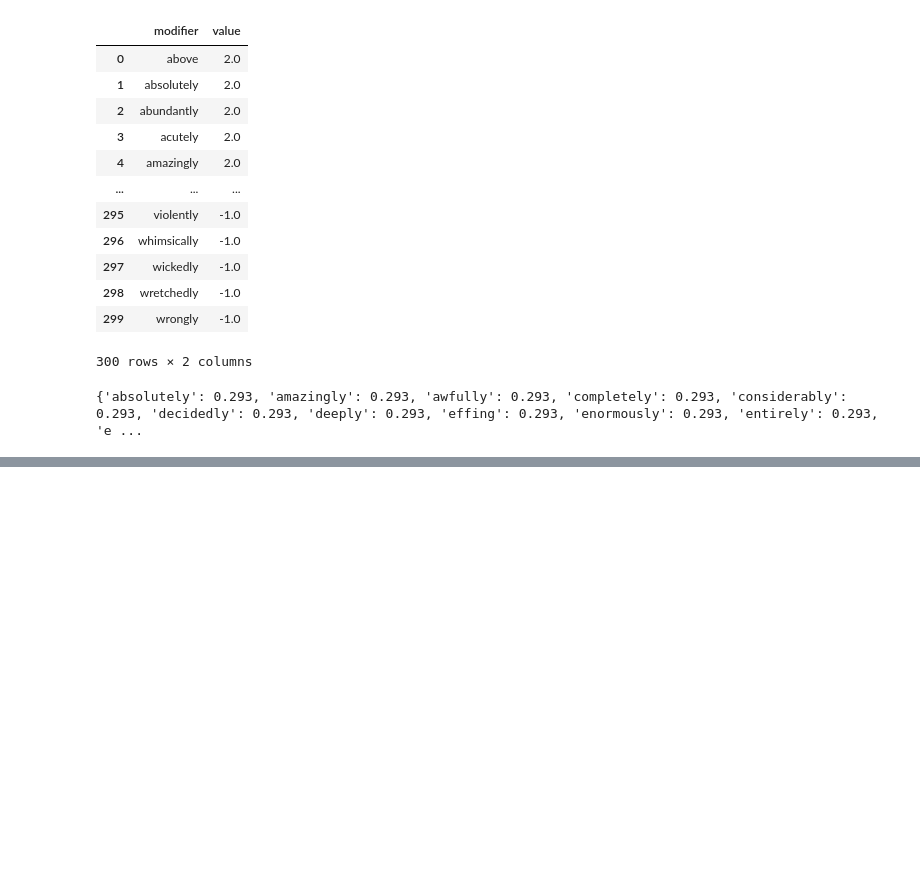
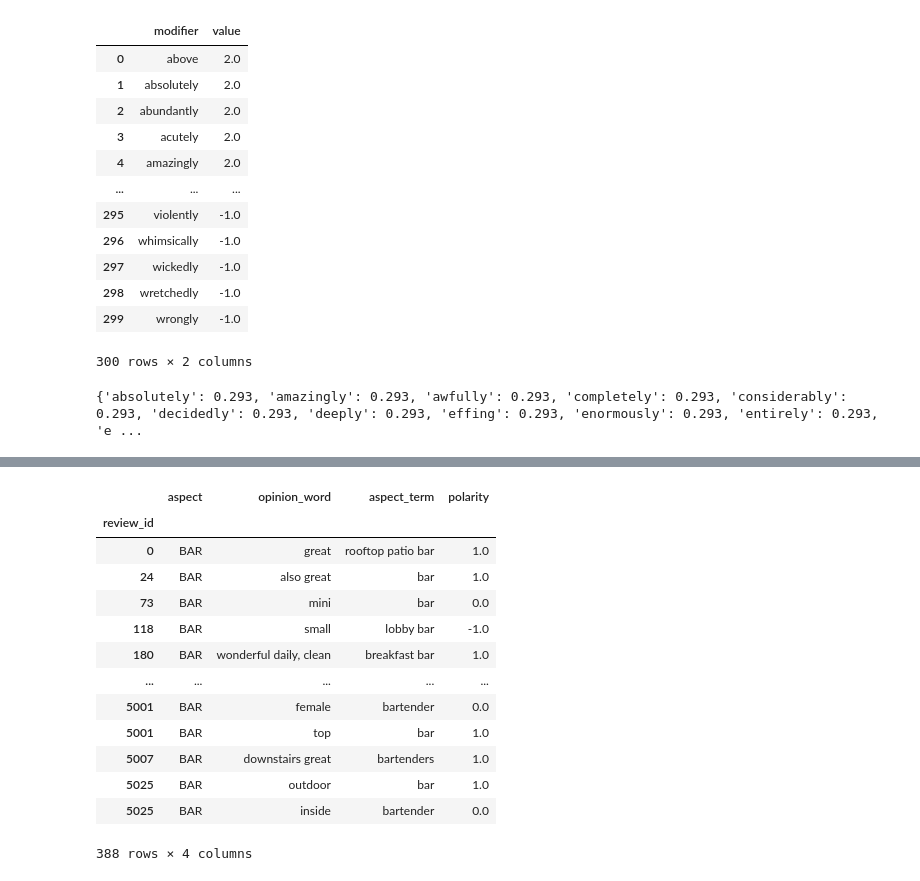
Before and after one commit to glorelvalle/mucd-mg, a Jupyter notebook: pln/p1_v2.ipynb, the cells around one changed output, grey strips where cells are left out. Saved outputs shown, nothing was run; the diff lists cells and outputs as text; code cells hidden in the pictures; blank space fills up the shorter version.

```diff
--- a/pln/p1_v2.ipynb
+++ b/pln/p1_v2.ipynb
@@ -504,0 +315,18 @@ for s in [sentences[2]]:
+# %%
+aspect = 'BAR'
+total_data[total_data['aspect']==aspect].rename_axis('review_id')
+# %% [output]
+|  | aspect | opinion_word | aspect_term | polarity |
+| review_id |  |  |  |  |
+| 0 | BAR | great | rooftop patio bar | 1.0 |
+| 24 | BAR | also great | bar | 1.0 |
+| 73 | BAR | mini | bar | 0.0 |
+| 118 | BAR | small | lobby bar | -1.0 |
+| 180 | BAR | wonderful daily, clean | breakfast bar | 1.0 |
+| ... | ... | ... | ... | ... |
+| 5001 | BAR | female | bartender | 0.0 |
+| 5001 | BAR | top | bar | 1.0 |
+| 5007 | BAR | downstairs great | bartenders | 1.0 |
+| 5025 | BAR | outdoor | bar | 1.0 |
+| 5025 | BAR | inside | bartender | 0.0 |
+388 rows × 4 columns
```
Also changed, not shown: parts of 21 cells of this notebook, 3 other files.
